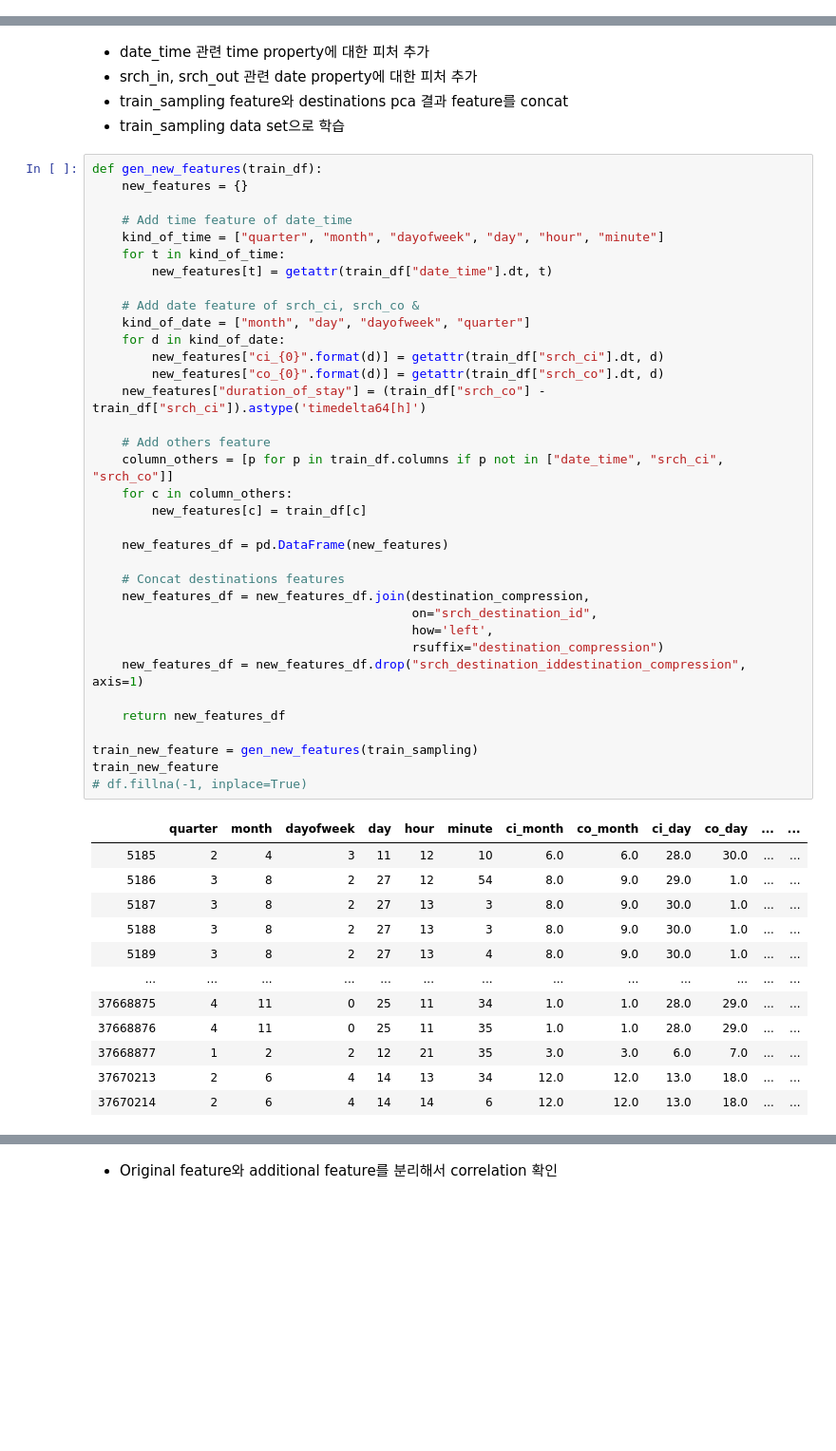
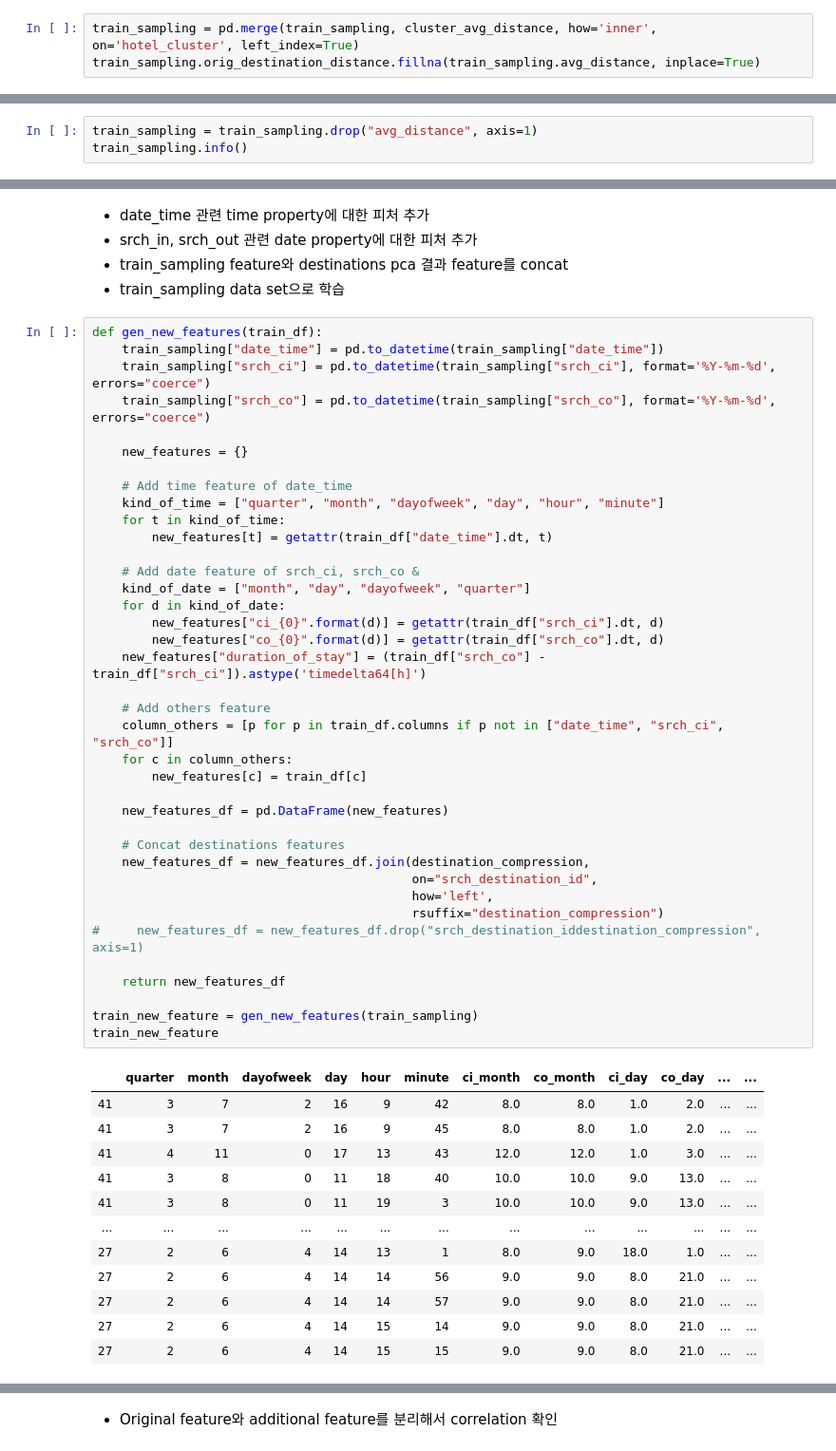
Before and after one commit to znulll/ROWILT, a Jupyter notebook: Kaggle/expedia-hotel-recommendations/expedia_hotel_recommendations.ipynb, the cells around one changed output, grey strips where cells are left out. Shown at 95% size. Drawn from its saved outputs; the diff is of its cells as text; blank space fills up the shorter version.

```diff
--- a/Kaggle/expedia-hotel-recommendations/expedia_hotel_recommendations.ipynb
+++ b/Kaggle/expedia-hotel-recommendations/expedia_hotel_recommendations.ipynb
@@ -463,3 +430,6 @@ Index(['date_time', 'site_name', 'posa_continent', 'user_location_country',
+# %%
+train_sampling = pd.merge(train_sampling, cluster_avg_distance, how='inner', on='hotel_cluster', left_index=True)
+train_sampling.orig_destination_distance.fillna(train_sampling.avg_distance, inplace=True)
 # %%
 train_sampling.info()
 # %% [output]
@@ -502,0 +453,3 @@ train_sampling[train_sampling.isnull() == True].index.tolist()
+# %%
+train_sampling = train_sampling.drop("avg_distance", axis=1)
+train_sampling.info()
@@ -754,49 +735,52 @@ dtype: int64
 - train_sampling data set으로 학습
 # %%
 def gen_new_features(train_df):
+    train_sampling["date_time"] = pd.to_datetime(train_sampling["date_time"])
+    train_sampling["srch_ci"] = pd.to_datetime(train_sampling["srch_ci"], format='%Y-%m-%d', errors="coerce")
+    train_sampling["srch_co"] = pd.to_datetime(train_sampling["srch_co"], format='%Y-%m-%d', errors="coerce")
+
     new_features = {}
 
     # Add time feature of date_time
     kind_of_time = ["quarter", "month", "dayofweek", "day", "hour", "minute"]
     for t in kind_of_time:
         new_features[t] = getattr(train_df["date_time"].dt, t)
 
     # Add date feature of srch_ci, srch_co &
     kind_of_date = ["month", "day", "dayofweek", "quarter"]
     for d in kind_of_date:
         new_features["ci_{0}".format(d)] = getattr(train_df["srch_ci"].dt, d)
         new_features["co_{0}".format(d)] = getattr(train_df["srch_co"].dt, d)
     new_features["duration_of_stay"] = (train_df["srch_co"] - train_df["srch_ci"]).astype('timedelta64[h]')
 
     # Add others feature
     column_others = [p for p in train_df.columns if p not in ["date_time", "srch_ci", "srch_co"]]
     for c in column_others:
         new_features[c] = train_df[c]
 
     new_features_df = pd.DataFrame(new_features)
 
     # Concat destinations features
     new_features_df = new_features_df.join(destination_compression,
                                            on="srch_destination_id",
                                            how='left',
                                            rsuffix="destination_compression")
-    new_features_df = new_features_df.drop("srch_destination_iddestination_compression", axis=1)
+#     new_features_df = new_features_df.drop("srch_destination_iddestination_compression", axis=1)
 
     return new_features_df
 
 train_new_feature = gen_new_features(train_sampling)
 train_new_feature
-# df.fillna(-1, inplace=True)
 # %% [output]
 |  | quarter | month | dayofweek | day | hour | minute | ci_month | co_month | ci_day | co_day | ... | ... |
-| 5185 | 2 | 4 | 3 | 11 | 12 | 10 | 6.0 | 6.0 | 28.0 | 30.0 | ... | ... |
-| 5186 | 3 | 8 | 2 | 27 | 12 | 54 | 8.0 | 9.0 | 29.0 | 1.0 | ... | ... |
-| 5187 | 3 | 8 | 2 | 27 | 13 | 3 | 8.0 | 9.0 | 30.0 | 1.0 | ... | ... |
-| 5188 | 3 | 8 | 2 | 27 | 13 | 3 | 8.0 | 9.0 | 30.0 | 1.0 | ... | ... |
-| 5189 | 3 | 8 | 2 | 27 | 13 | 4 | 8.0 | 9.0 | 30.0 | 1.0 | ... | ... |
+| 41 | 3 | 7 | 2 | 16 | 9 | 42 | 8.0 | 8.0 | 1.0 | 2.0 | ... | ... |
+| 41 | 3 | 7 | 2 | 16 | 9 | 45 | 8.0 | 8.0 | 1.0 | 2.0 | ... | ... |
+| 41 | 4 | 11 | 0 | 17 | 13 | 43 | 12.0 | 12.0 | 1.0 | 3.0 | ... | ... |
+| 41 | 3 | 8 | 0 | 11 | 18 | 40 | 10.0 | 10.0 | 9.0 | 13.0 | ... | ... |
+| 41 | 3 | 8 | 0 | 11 | 19 | 3 | 10.0 | 10.0 | 9.0 | 13.0 | ... | ... |
 | ... | ... | ... | ... | ... | ... | ... | ... | ... | ... | ... | ... | ... |
-| 37668875 | 4 | 11 | 0 | 25 | 11 | 34 | 1.0 | 1.0 | 28.0 | 29.0 | ... | ... |
-| 37668876 | 4 | 11 | 0 | 25 | 11 | 35 | 1.0 | 1.0 | 28.0 | 29.0 | ... | ... |
-| 37668877 | 1 | 2 | 2 | 12 | 21 | 35 | 3.0 | 3.0 | 6.0 | 7.0 | ... | ... |
-| 37670213 | 2 | 6 | 4 | 14 | 13 | 34 | 12.0 | 12.0 | 13.0 | 18.0 | ... | ... |
-| 37670214 | 2 | 6 | 4 | 14 | 14 | 6 | 12.0 | 12.0 | 13.0 | 18.0 | ... | ... |
+| 27 | 2 | 6 | 4 | 14 | 13 | 1 | 8.0 | 9.0 | 18.0 | 1.0 | ... | ... |
+| 27 | 2 | 6 | 4 | 14 | 14 | 56 | 9.0 | 9.0 | 8.0 | 21.0 | ... | ... |
+| 27 | 2 | 6 | 4 | 14 | 14 | 57 | 9.0 | 9.0 | 8.0 | 21.0 | ... | ... |
+| 27 | 2 | 6 | 4 | 14 | 15 | 14 | 9.0 | 9.0 | 8.0 | 21.0 | ... | ... |
+| 27 | 2 | 6 | 4 | 14 | 15 | 15 | 9.0 | 9.0 | 8.0 | 21.0 | ... | ... |
```
Also changed, not shown: parts of 34 cells of this notebook.
